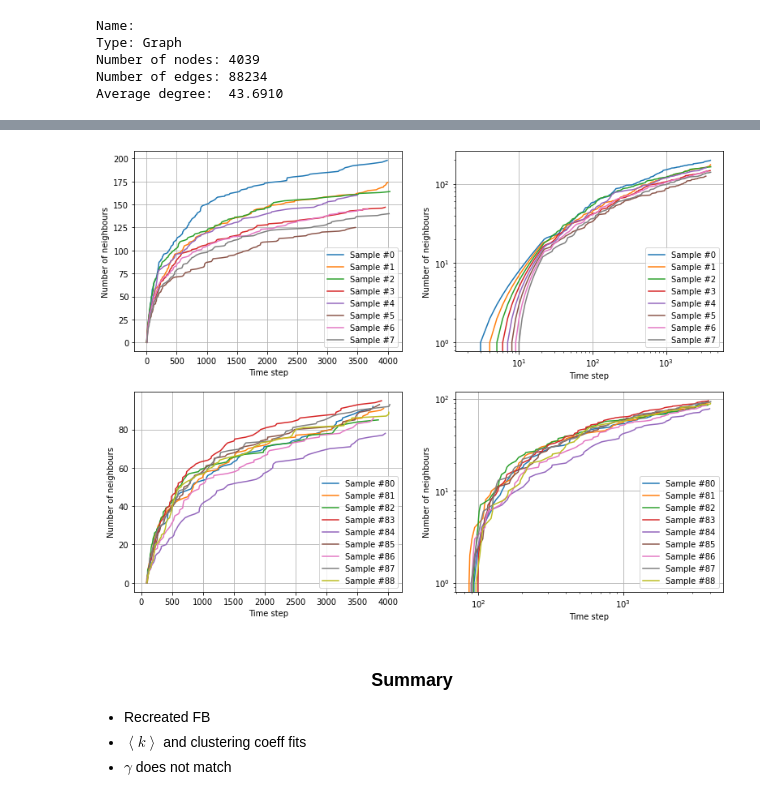
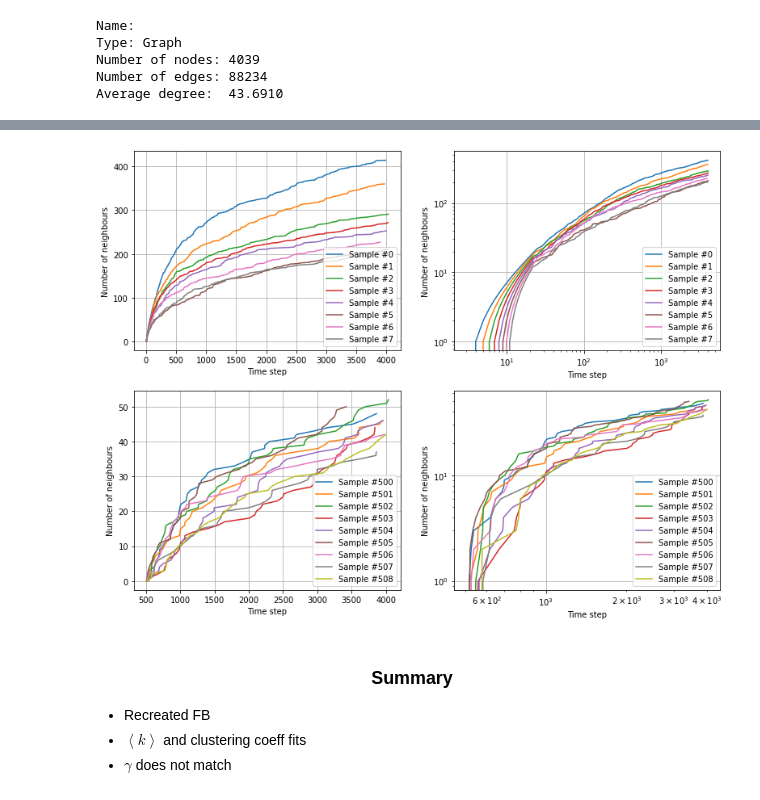
Before and after one commit to 78furu/popularity_versus_similarity, a Jupyter notebook: notebooks/Presentation.ipynb, the cells around one changed output, grey strips where cells are left out. Cells and saved outputs as stored; diff of their text form; code cells hidden in the pictures.

```diff
--- a/notebooks/Presentation.ipynb
+++ b/notebooks/Presentation.ipynb
@@ -252,32 +252,32 @@ for ax, xdata, ydata, popt, title in zip(axes.ravel(), \
 # %%
-samples = [[j for j in Nodes2.nodes[i]["conns"] if j>i] for i in range(1,9)]
-samples2 = [[j for j in Nodes2.nodes[i]["conns"] if j>i] for i in range(80,89)]
+samples = [[j for j in Nodes2.nodes[i]["conns"] if j>i] for i in range(2,10)]
+samples2 = [[j for j in Nodes2.nodes[i]["conns"] if j>i] for i in range(500,509)]
 # %%
 fig, axes = plt.subplots(2,2, figsize=(13,10))
 
 for ax in axes[0].ravel():
     for c, sample in enumerate(samples):
         ax.plot(sample, range(len(sample)), label = f'Sample #{c}' )
         ax.grid(True); ax.legend()
         ax.set_xlabel("Time step")
         ax.set_ylabel('Number of neighbours')
 
 ax = axes[0, 1]
 ax.set_yscale('log')
 ax.set_xscale('log')
 
 for ax in axes[1].ravel():
     for c, sample in enumerate(samples2):
-        ax.plot(sample, range(len(sample)), label = f'Sample #{c + 80}' )
+        ax.plot(sample, range(len(sample)), label = f'Sample #{c + 500}' )
         ax.grid(True); ax.legend()
         ax.set_xlabel("Time step")
         ax.set_ylabel('Number of neighbours')
 
 ax = axes[1, 1]
 ax.set_yscale('log')
 ax.set_xscale('log')
 # %% [output]
-[figure, old version]
+[figure, new version]
 # %% [markdown]
 ### <center> Summary </center>
 
```
Also changed, not shown: parts of 7 cells of this notebook, 2 other files.
